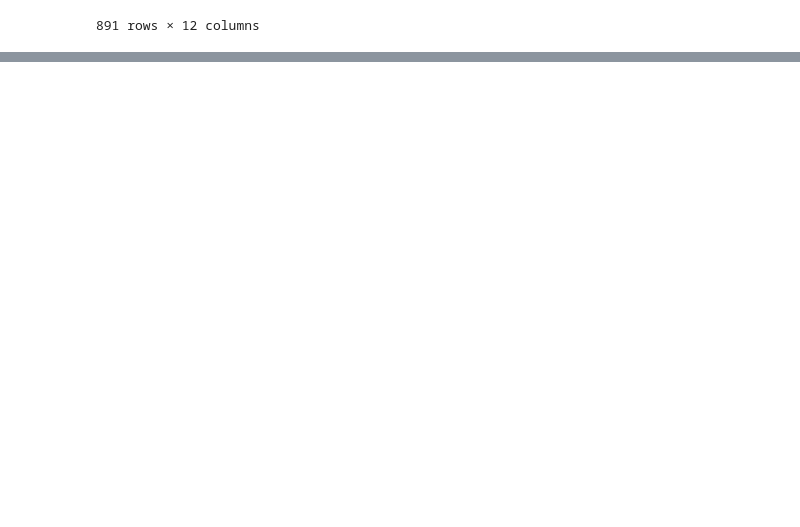
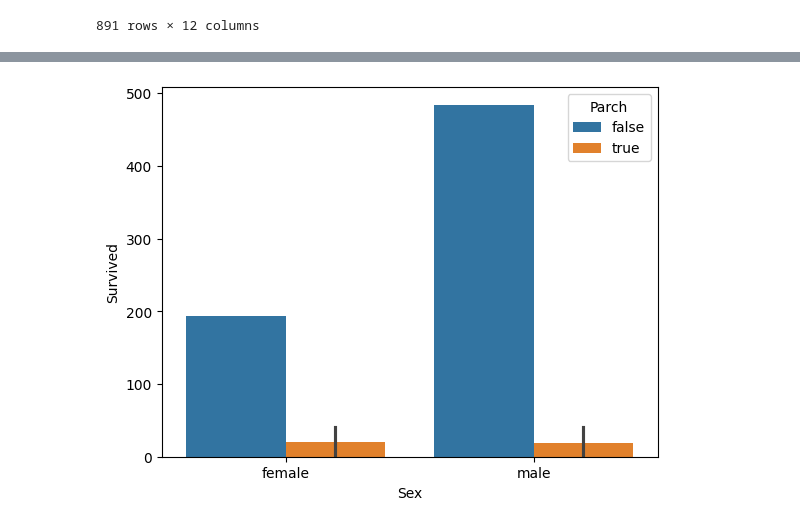
Before and after one commit to melirandazzo/trabajo_ciencia_datos, a Jupyter notebook: Visualización - Randazzo.ipynb, the cells around one changed output, grey strips where cells are left out. Saved outputs shown, nothing was run; the diff lists cells and outputs as text; code cells hidden in the pictures; blank space fills up the shorter version.

```diff
--- a/Visualización - Randazzo.ipynb
+++ b/Visualización - Randazzo.ipynb
@@ -32,0 +70,3 @@ df
+# %%
+df_p=df[['Survived','Sex','Parch']].groupby(by=['Sex','Parch']).count().reset_index()
+df_p
@@ -32,0 +88,4 @@ df
+# %%
+df_p["Parch"] = np.where(df_p["Parch"] >= 1, 'true', 'false')
+df_Parch = df_p[['Survived','Sex','Parch']].groupby(by=['Sex','Parch']).sum().reset_index()
+df_Parch
@@ -32,0 +98,4 @@ df
+# %%
+sns.barplot(y='Survived',x='Sex',hue='Parch',data=df_p);
+# %% [output]
+[figure, added]
```
Also changed, not shown: parts of 19 cells of this notebook.
